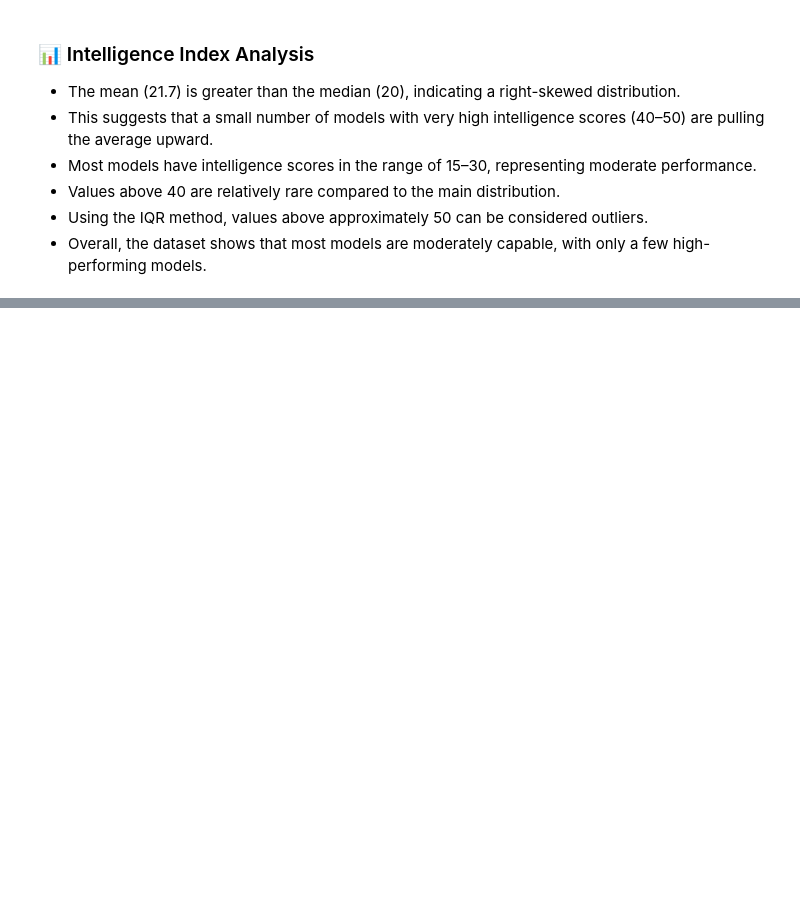
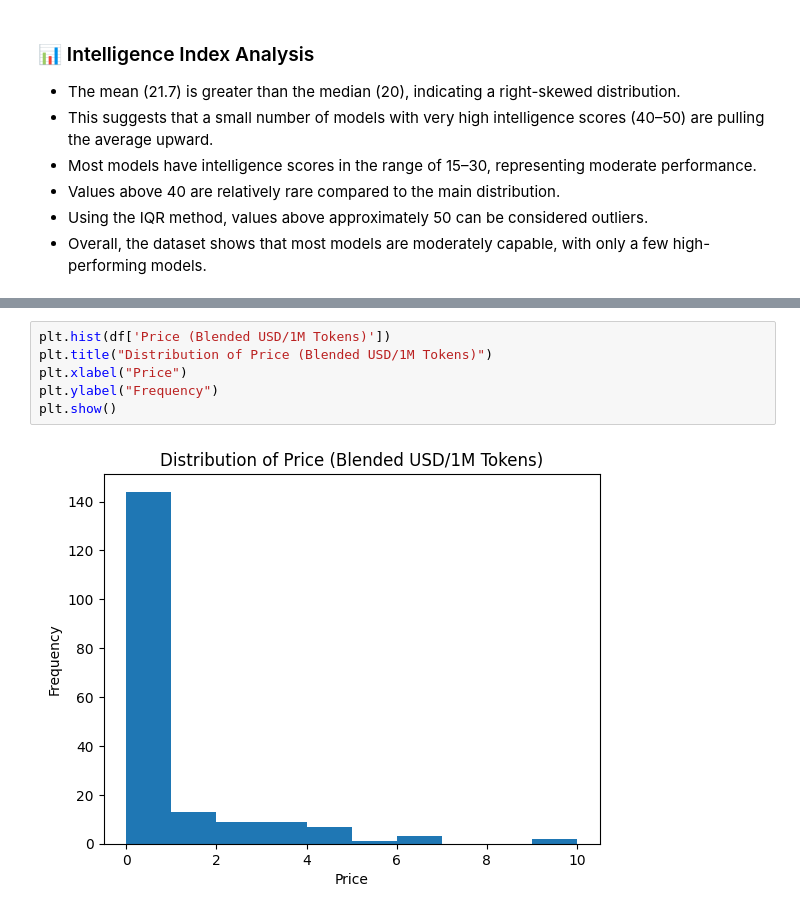
Before and after one commit to M-Codes6/AI-Models-Benchmark-Dataset-2026-latest-, a Jupyter notebook: notebooks/analysis.ipynb, the cells around one changed output, grey strips where cells are left out. Cells and saved outputs as stored; diff of their text form; blank space fills up the shorter version.

Commit message:
EDA Part(2) of Price

```diff
--- a/notebooks/analysis.ipynb
+++ b/notebooks/analysis.ipynb
@@ -184,0 +208,8 @@ Median: 20.0
+# %%
+plt.hist(df['Price (Blended USD/1M Tokens)'])
+plt.title("Distribution of Price (Blended USD/1M Tokens)")
+plt.xlabel("Price")
+plt.ylabel("Frequency")
+plt.show()
+# %% [output]
+[figure, added]
```
Also changed, not shown: parts of 5 cells of this notebook.
